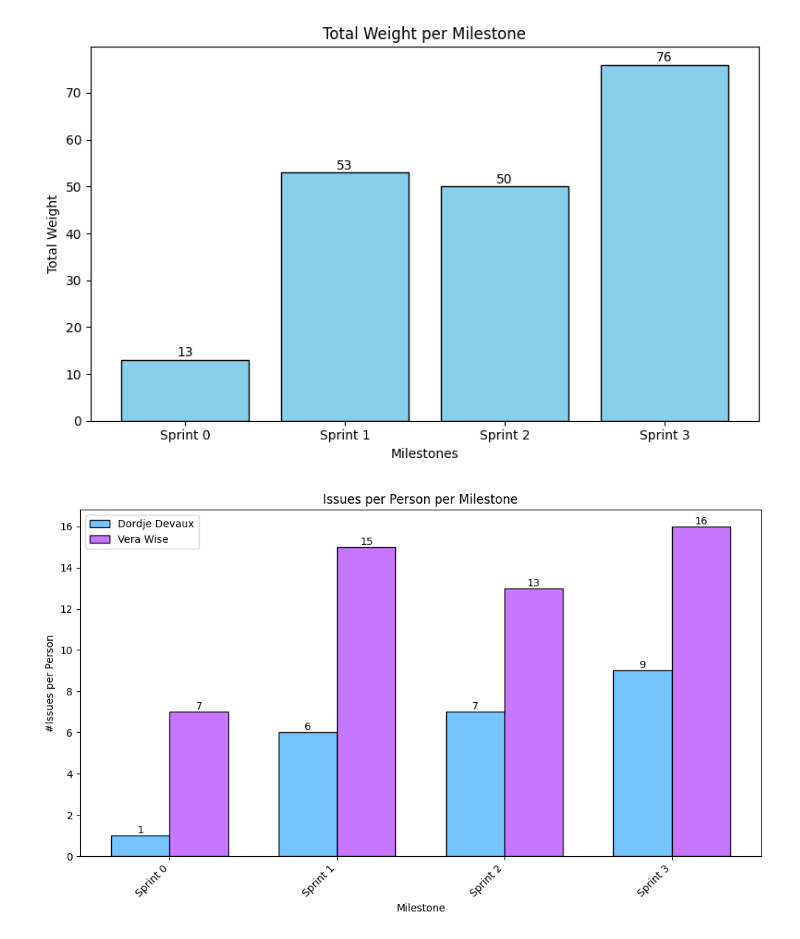
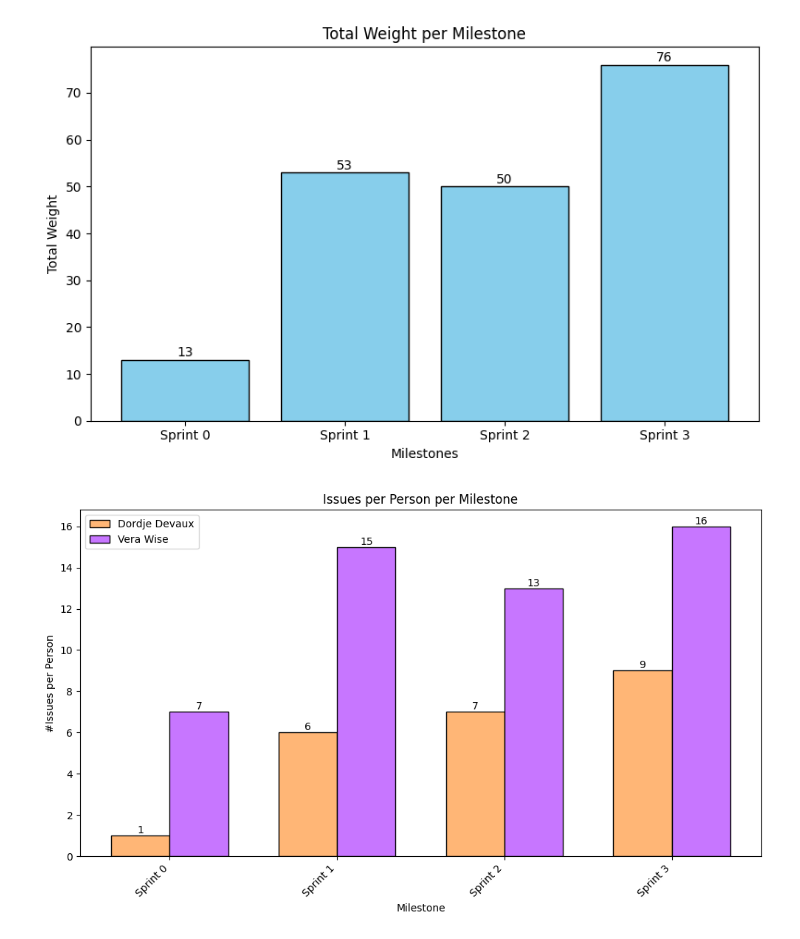
Before and after one commit to VW03/SAP-Internship-Flexso, a Jupyter notebook: gitlabGraphs/graphs.ipynb, the cells around one changed output. Saved outputs shown, nothing was run; the diff lists cells and outputs as text; code cells hidden in the pictures.

Commit message:
color ffb676

```diff
--- a/gitlabGraphs/graphs.ipynb
+++ b/gitlabGraphs/graphs.ipynb
@@ -94,35 +94,35 @@ plt.show()
 # %%
 cleaned3 = flexso_csv[['Assignee Username', 'Milestone']]
 df3 = pd.DataFrame(cleaned3)
 assignee_counts = df3.groupby(['Milestone', 'Assignee Username']).size().unstack(fill_value=0)
 
 # print(assignee_counts)
 total_counts = assignee_counts.sum(axis=0)
 plt.figure(figsize=(10, 6))
 bar_width = 0.35
 milestones = assignee_counts.index
 x = np.arange(len(milestones))
 
-bars1 = plt.bar(x - bar_width/2, assignee_counts['devaudo'], bar_width, label='Dordje Devaux', color='#76c4ff', edgecolor='black')
+bars1 = plt.bar(x - bar_width/2, assignee_counts['devaudo'], bar_width, label='Dordje Devaux', color='#ffb676', edgecolor='black')
 bars2 = plt.bar(x + bar_width/2, assignee_counts['wisever'], bar_width, label='Vera Wise', color='#c776ff', edgecolor='black')
 
 for bar in bars1:
     height = bar.get_height()
     plt.text(bar.get_x() + bar.get_width()/2, height, f'{int(height)}', ha='center', va='bottom', fontsize=10)
 for bar in bars2:
     height = bar.get_height()
     plt.text(bar.get_x() + bar.get_width()/2, height, f'{int(height)}', ha='center', va='bottom', fontsize=10)
 
 plt.xlabel('Milestone')
 plt.ylabel('#Issues per Person')
 plt.title('Issues per Person per Milestone')
 plt.xticks(x, milestones, rotation=45, ha='right')
 plt.legend()
 plt.tight_layout()
 
 plt.show()
 # %% [output]
-[figure, old version]
+[figure, new version]
 # %%
 weight_counts = df.groupby(['Milestone', 'Assignee Username'])['Weight'].sum().unstack(fill_value=0)
 
```
Also changed, not shown: parts of 1 cell of this notebook.
